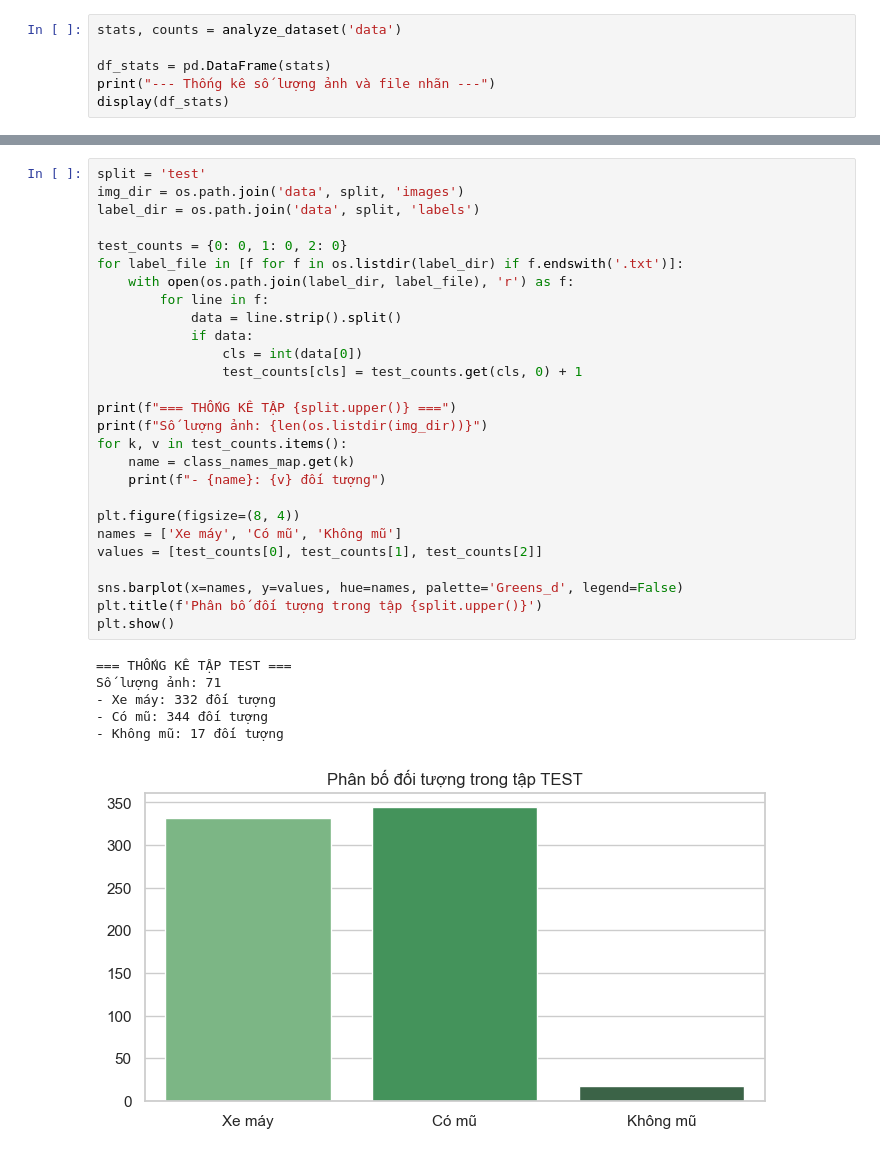
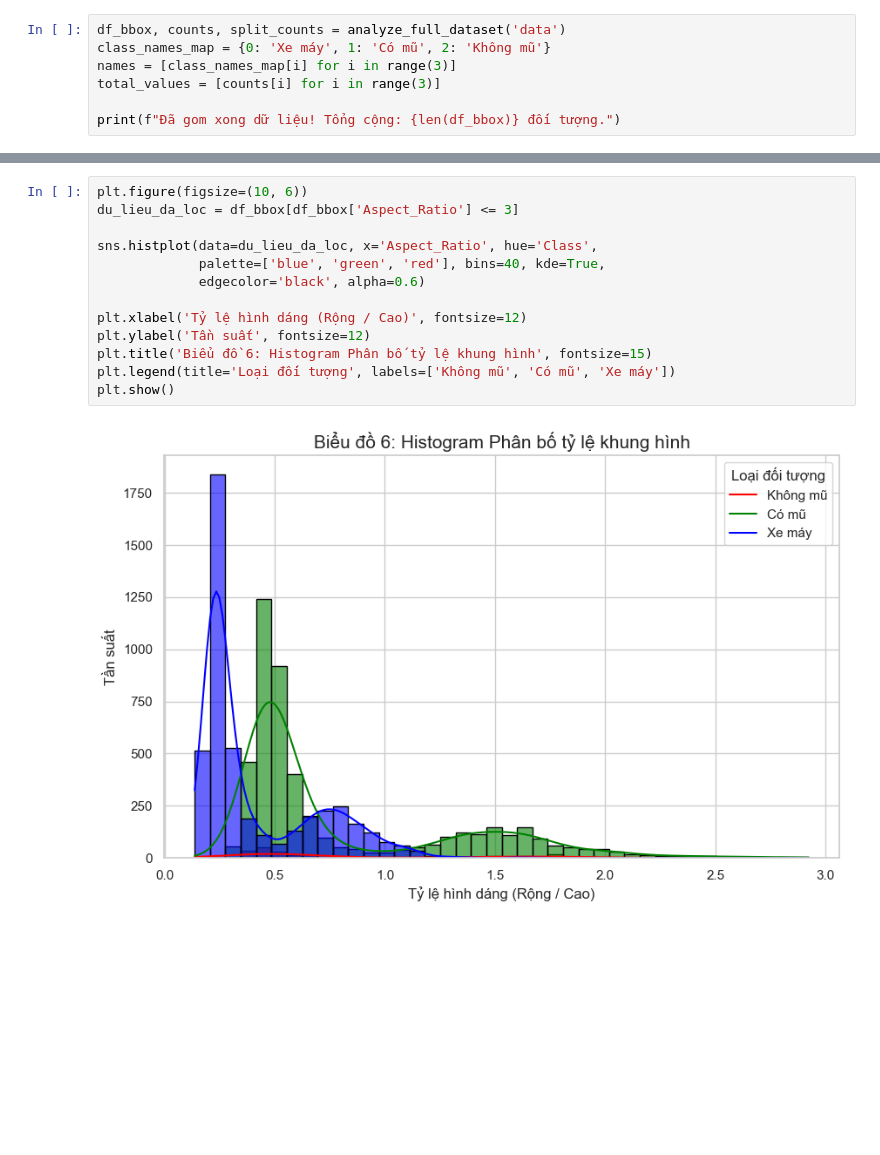
Before and after one commit to dangnhatnam123/AI_HelmetDetection, a Jupyter notebook: visualization.ipynb, the cells around one changed output, grey strips where cells are left out. Drawn from its saved outputs; the diff is of its cells as text; blank space fills up the shorter version.

```diff
--- a/visualization.ipynb
+++ b/visualization.ipynb
@@ -37,7 +50,8 @@ def analyze_dataset(data_path):
 # %%
-stats, counts = analyze_dataset('data')
+df_bbox, counts, split_counts = analyze_full_dataset('data')
+class_names_map = {0: 'Xe máy', 1: 'Có mũ', 2: 'Không mũ'}
+names = [class_names_map[i] for i in range(3)]
+total_values = [counts[i] for i in range(3)]
 
-df_stats = pd.DataFrame(stats)
-print("--- Thống kê số lượng ảnh và file nhãn ---")
-display(df_stats)
+print(f"Đã gom xong dữ liệu! Tổng cộng: {len(df_bbox)} đối tượng.")
 # %% [output]
@@ -137,34 +132,15 @@ Số lượng ảnh: 143
 # %%
-split = 'test'
-img_dir = os.path.join('data', split, 'images')
-label_dir = os.path.join('data', split, 'labels')
+plt.figure(figsize=(10, 6))
+du_lieu_da_loc = df_bbox[df_bbox['Aspect_Ratio'] <= 3]
 
-test_counts = {0: 0, 1: 0, 2: 0}
-for label_file in [f for f in os.listdir(label_dir) if f.endswith('.txt')]:
-    with open(os.path.join(label_dir, label_file), 'r') as f:
-        for line in f:
-            data = line.strip().split()
-            if data:
-                cls = int(data[0])
-                test_counts[cls] = test_counts.get(cls, 0) + 1
+sns.histplot(data=du_lieu_da_loc, x='Aspect_Ratio', hue='Class',
+             palette=['blue', 'green', 'red'], bins=40, kde=True,
+             edgecolor='black', alpha=0.6)
 
-print(f"=== THỐNG KÊ TẬP {split.upper()} ===")
-print(f"Số lượng ảnh: {len(os.listdir(img_dir))}")
-for k, v in test_counts.items():
-    name = class_names_map.get(k)
-    print(f"- {name}: {v} đối tượng")
-
-plt.figure(figsize=(8, 4))
-names = ['Xe máy', 'Có mũ', 'Không mũ']
-values = [test_counts[0], test_counts[1], test_counts[2]]
-
-sns.barplot(x=names, y=values, hue=names, palette='Greens_d', legend=False)
-plt.title(f'Phân bố đối tượng trong tập {split.upper()}')
+plt.xlabel('Tỷ lệ hình dáng (Rộng / Cao)', fontsize=12)
+plt.ylabel('Tần suất', fontsize=12)
+plt.title('Biểu đồ 6: Histogram Phân bố tỷ lệ khung hình', fontsize=15)
+plt.legend(title='Loại đối tượng', labels=['Không mũ', 'Có mũ', 'Xe máy'])
 plt.show()
 # %% [output]
-=== THỐNG KÊ TẬP TEST ===
-Số lượng ảnh: 71
-- Xe máy: 332 đối tượng
-- Có mũ: 344 đối tượng
-- Không mũ: 17 đối tượng
-[figure, old version]
+[figure, new version]
```
Also changed, not shown: parts of 7 cells of this notebook.
